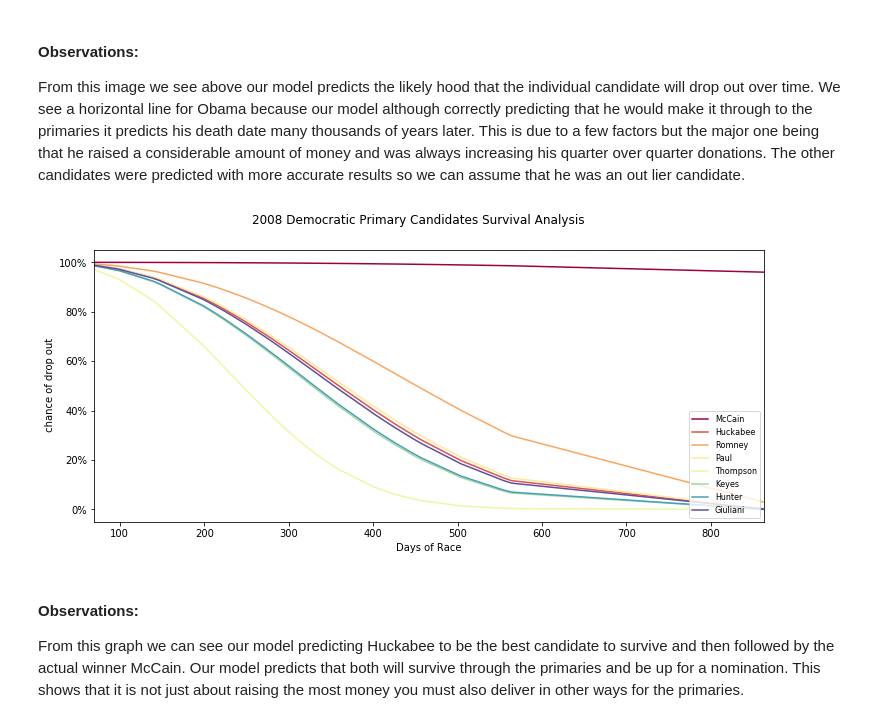
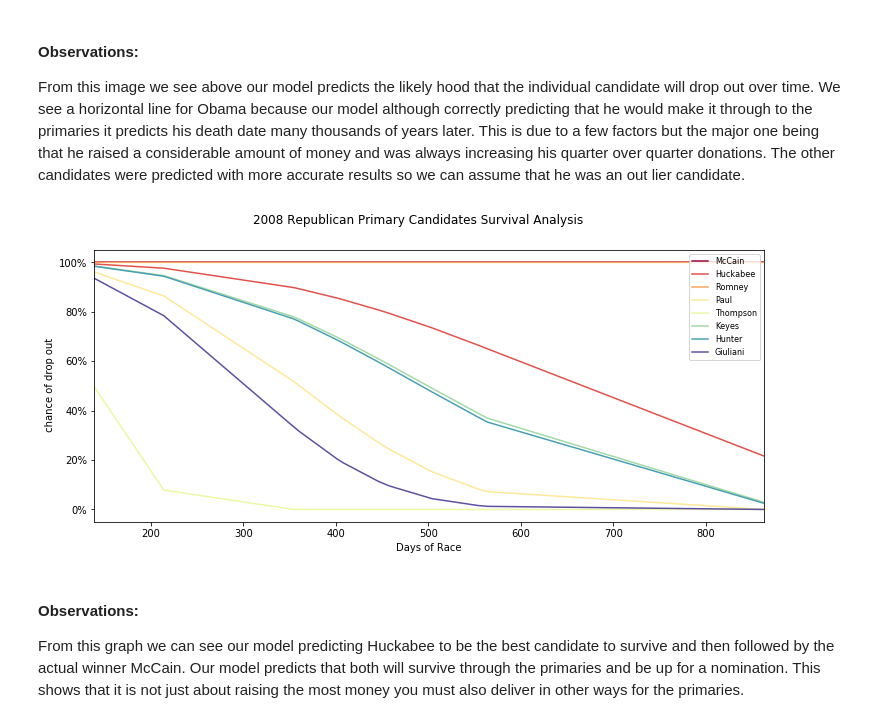
Before and after one commit to njread/Survival_Analysis_Capstone, a Jupyter notebook: Code/modeling/Modeling.ipynb, the cells around one changed output. Cells and saved outputs as stored; diff of their text form; code cells hidden in the pictures.

```diff
--- a/Code/modeling/Modeling.ipynb
+++ b/Code/modeling/Modeling.ipynb
@@ -66,4 +65,4 @@ df_2020_model_DM = pd.read_csv('../../Data/Model/2020_modeling_DCCC.csv')
 df_rep_2008 = df_2008_model_REP.drop(columns=['Unnamed: 0','Candidate'])
 df_dm_2008 = df_2008_model_DM.drop(columns=['Unnamed: 0','Candidate'])
 # %%
-df_2008_all_cand = pd.concat([df_gop_2008,df_dccc_2008])
+df_2008_all_cand = pd.concat([df_rep_2008,df_dm_2008])
@@ -139,15 +158,15 @@ plt.legend(['Obama','Clinton','Edwards','Richardson',
 #### Observations:
 From this image we see above our model predicts the likely hood that the individual candidate will drop out over time. We see a horizontal line for Obama because our model although correctly predicting that he would make it through to the primaries it predicts his death date many thousands of years later. This is due to a few factors but the major one being that he raised a considerable amount of money and was always increasing his quarter over quarter donations. The other candidates were predicted with more accurate results so we can assume that he was an out lier candidate.
 # %%
-ax =wft.predict_survival_function(df_gop_2008).plot(figsize=(12,5),cmap = "Spectral")
-plt.suptitle('2008 Democratic Primary Candidates Survival Analysis', fontsize=12)
+ax =wft.predict_survival_function(df_rep_2008).plot(figsize=(12,5),cmap = "Spectral")
+plt.suptitle('2008 Republican Primary Candidates Survival Analysis', fontsize=12)
 plt.ylabel(' chance of drop out')
 ax.yaxis.set_major_formatter(mtick.PercentFormatter(1.0))
 plt.xlabel('Days of Race')
 plt.legend(['McCain','Huckabee','Romney','Paul',
-            'Thompson','Keyes','Hunter','Giuliani'],loc=4, prop={'size': 8});
+            'Thompson','Keyes','Hunter','Giuliani'],loc=1, prop={'size': 8});
 # %% [output]
-[figure, old version]
+[figure, new version]
 # %% [markdown]
 #### Observations:
 From this graph we can see our model predicting Huckabee to be the best candidate to survive and then followed by the actual winner McCain. Our model predicts that both will survive through the primaries and be up for a nomination. This shows that it is not just about raising the most money you must also deliver in other ways for the primaries.
```
Also changed, not shown: parts of 27 cells of this notebook.
